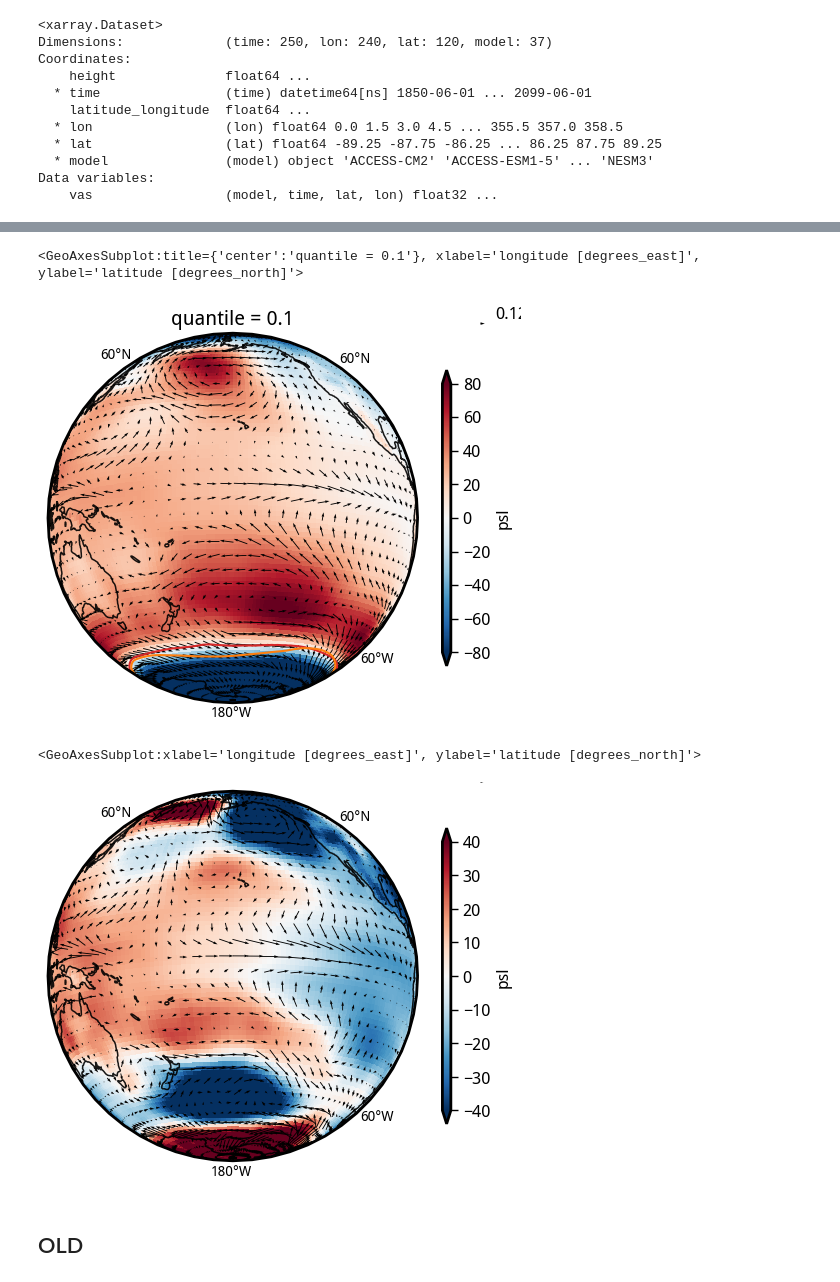
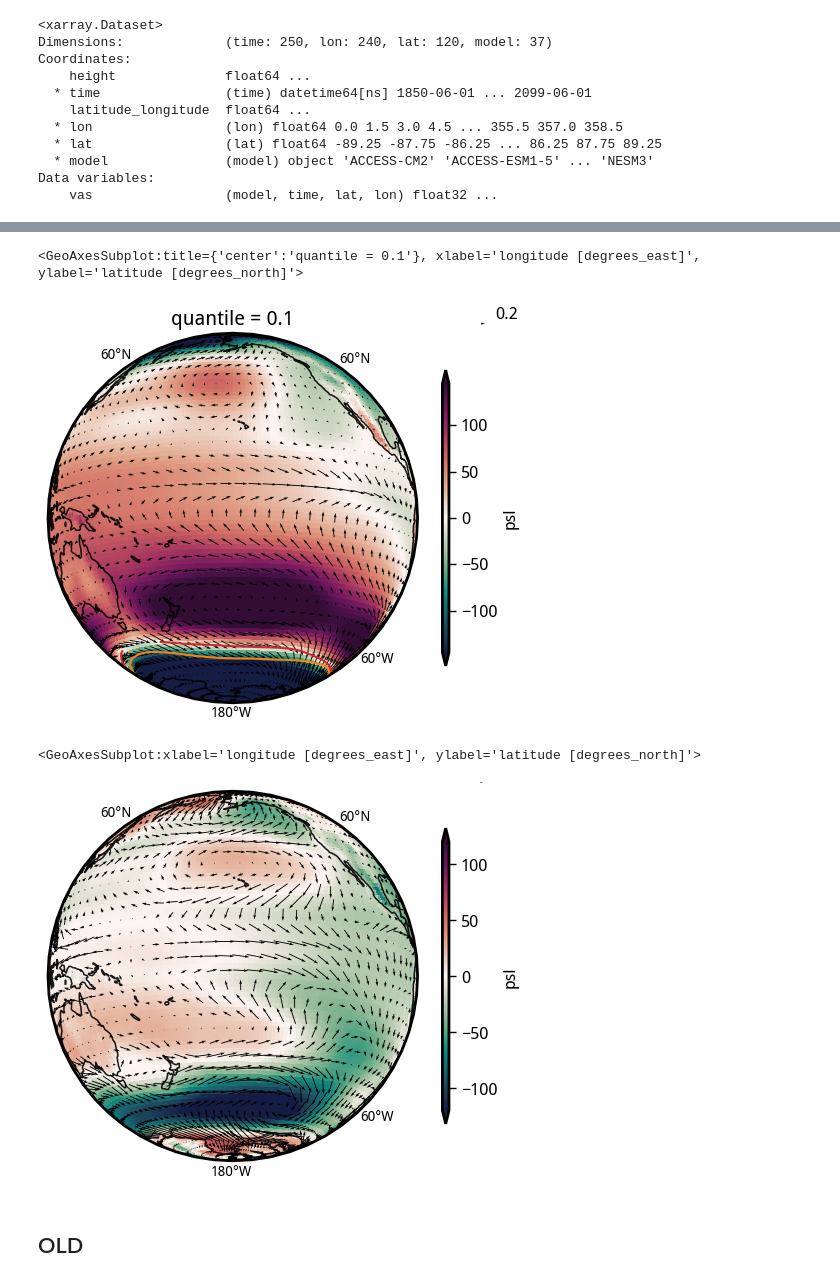
Before and after one commit to adisen99/net_zero_enso_pacific_changes, a Jupyter notebook: 01_cmip6_mean_state_ih_grad.ipynb, the cells around one changed output, grey strips where cells are left out. Drawn from its saved outputs; the diff is of its cells as text; code cells hidden in the pictures.

```diff
--- a/01_cmip6_mean_state_ih_grad.ipynb
+++ b/01_cmip6_mean_state_ih_grad.ipynb
@@ -878,14 +898,14 @@ vas5_anom = funcs.calc_anom(vas5.vas, vas5.vas.sel(time = slice('1960', '1990'))
 # %%
 # ax = plt.axes(projection=ccrs.Robinson(central_longitude=180))
 ax = plt.axes(projection=ccrs.Orthographic(central_longitude=200, central_latitude=-10))
-plt_test1 = psl5.psl.where(test1 > test1.quantile(0.90, 'model'), drop=True).sel(time = slice('2000', '2014')).mean(('time', 'model'))#.sel(lat = slice(-80, 80))
+plt_test1 = psl5.psl.where(hist_mean_state_changes > hist_mean_state_changes.quantile(0.90, 'model'), drop=True).sel(time = slice('2040', '2070')).mean(('time', 'model'))#.sel(lat = slice(-80, 80))
 # (plt_test1).plot(transform=ccrs.PlateCarree(), vmin=-140, vmax=140, cmap='RdBu_r', cbar_kwargs=dict(shrink=0.5))
 # (plt_test1 - plt_test1.weighted(weights).mean(('lat', 'lon'))).plot(transform=ccrs.PlateCarree(), vmin=-140, vmax=140, cmap='RdBu_r', cbar_kwargs=dict(shrink=0.8, aspect=35))
-(plt_test1 - plt_test1.weighted(weights).mean(('lat', 'lon'))).plot(transform=ccrs.PlateCarree(), vmin=-80, vmax=80, cmap='RdBu_r', cbar_kwargs=dict(shrink=0.8, aspect=35))
+(plt_test1 - plt_test1.weighted(weights).mean(('lat', 'lon'))).plot(transform=ccrs.PlateCarree(), vmin=-145, vmax=145, cmap=cmocean.cm.curl, cbar_kwargs=dict(shrink=0.8, aspect=45))
 (plt_test1 - plt_test1.weighted(weights).mean(('lat', 'lon'))).sel(lat = slice(-70, -50)).plot.contour(transform=ccrs.PlateCarree(), colors='tab:red', levels=[0],)
-plt_test1_wnd = xr.merge([uas5_anom.where(test1 > test1.quantile(0.90, 'model'), drop=True).sel(time = slice('2000', '2014')).mean(('time', 'model')), \
-                          vas5_anom.where(test1 > test1.quantile(0.90, 'model'), drop=True).sel(time = slice('2000', '2014')).mean(('time', 'model'))]).isel(lon = slice(0,-1,3), lat = slice(0,-1,3))
-plt_test1_wnd.plot.quiver(x="lon", y="lat", u="uas", v="vas", color='k', vmin=0, vmax=1, extend='both', scale=10, robust=True, transform=ccrs.PlateCarree())
+plt_test1_wnd = xr.merge([uas5_anom.where(hist_mean_state_changes > hist_mean_state_changes.quantile(0.90, 'model'), drop=True).sel(time = slice('2040', '2070')).mean(('time', 'model')), \
+                          vas5_anom.where(hist_mean_state_changes > hist_mean_state_changes.quantile(0.90, 'model'), drop=True).sel(time = slice('2040', '2070')).mean(('time', 'model'))]).isel(lon = slice(0,-1,3), lat = slice(0,-1,3))
+plt_test1_wnd.plot.quiver(x="lon", y="lat", u="uas", v="vas", color='k', vmin=0, vmax=1, extend='both', scale=20, robust=True, transform=ccrs.PlateCarree())
 plot_background(ax)
 # ax.add_feature(cfeature.LAND, color='k', zorder=1.0)
 # %% [output]
@@ -894,29 +914,29 @@ plot_background(ax)
 # %%
 ax = plt.axes(projection=ccrs.Orthographic(central_longitude=200, central_latitude=-10))
 # ax = plt.axes(projection=ccrs.Robinson(central_longitude=180))
-plt_test2 = psl5.psl.where(test1 < test1.quantile(0.10, 'model'), drop=True).sel(time = slice('2000', '2014')).mean(('time', 'model'))
+plt_test2 = psl5.psl.where(hist_mean_state_changes < hist_mean_state_changes.quantile(0.10, 'model'), drop=True).sel(time = slice('2040', '2070')).mean(('time', 'model'))
 # (plt_test2).plot(transform=ccrs.PlateCarree(), vmin=-140, vmax=140, cmap='BrBG_r', cbar_kwargs=dict(shrink=0.5))
-(plt_test2 - plt_test2.weighted(weights).mean(('lat', 'lon'))).plot(transform=ccrs.PlateCarree(), vmin=-80, vmax=80, cmap='RdBu_r', cbar_kwargs=dict(shrink=0.8, aspect=35))
+(plt_test2 - plt_test2.weighted(weights).mean(('lat', 'lon'))).plot(transform=ccrs.PlateCarree(), vmin=-145, vmax=145, cmap=cmocean.cm.curl, cbar_kwargs=dict(shrink=0.8, aspect=45))
 (plt_test2 - plt_test2.weighted(weights).mean(('lat', 'lon'))).sel(lat = slice(-70, -50)).plot.contour(transform=ccrs.PlateCarree(), colors='tab:red', levels=[0],)
 (plt_test1 - plt_test1.weighted(weights).mean(('lat', 'lon'))).sel(lat = slice(-70, -50)).plot.contour(transform=ccrs.PlateCarree(), colors='tab:orange', ls='--', levels=[0],)
-plt_test2_wnd = xr.merge([uas5_anom.where(test1 < test1.quantile(0.10, 'model'), drop=True).sel(time = slice('2000', '2014')).mean(('time', 'model')), \
-                          vas5_anom.where(test1 < test1.quantile(0.10, 'model'), drop=True).sel(time = slice('2000', '2014')).mean(('time', 'model'))]).isel(lon = slice(0,-1,3), lat = slice(0,-1,3))
-plt_test2_wnd.plot.quiver(x="lon", y="lat", u="uas", v="vas", color='k', vmin=0, vmax=1, extend='both', scale=10, robust=True, transform=ccrs.PlateCarree())
+plt_test2_wnd = xr.merge([uas5_anom.where(hist_mean_state_changes < hist_mean_state_changes.quantile(0.10, 'model'), drop=True).sel(time = slice('2040', '2070')).mean(('time', 'model')), \
+                          vas5_anom.where(hist_mean_state_changes < hist_mean_state_changes.quantile(0.10, 'model'), drop=True).sel(time = slice('2040', '2070')).mean(('time', 'model'))]).isel(lon = slice(0,-1,3), lat = slice(0,-1,3))
+plt_test2_wnd.plot.quiver(x="lon", y="lat", u="uas", v="vas", color='k', vmin=0, vmax=1, extend='both', scale=20, robust=True, transform=ccrs.PlateCarree())
 plot_background(ax)
 # ax.add_feature(cfeature.LAND, color='k', zorder=1.0)
 # %% [output]
 <GeoAxesSubplot:title={'center':'quantile = 0.1'}, xlabel='longitude [degrees_east]', ylabel='latitude [degrees_north]'>
-[figure, old version]
+[figure, new version]
 # %%
 # ax = plt.axes(projection=ccrs.Robinson(central_longitude=180))
 ax = plt.axes(projection=ccrs.Orthographic(central_longitude=200, central_latitude=-10))
-((plt_test2 - plt_test1) - (plt_test2 - plt_test1).mean(('lat', 'lon'))).plot(transform=ccrs.PlateCarree(), vmin=-40, vmax=40, cmap='RdBu_r', cbar_kwargs=dict(shrink=0.8, aspect=35))
-(plt_test2_wnd - plt_test1_wnd).plot.quiver(x="lon", y="lat", u="uas", v="vas", color='k', vmin=0, vmax=0.4, extend='both', scale=10, robust=True, transform=ccrs.PlateCarree())
+((plt_test2 - plt_test1) - (plt_test2 - plt_test1).mean(('lat', 'lon'))).plot(transform=ccrs.PlateCarree(), vmin=-120, vmax=120, cmap=cmocean.cm.curl, cbar_kwargs=dict(shrink=0.8, aspect=45))
+(plt_test2_wnd - plt_test1_wnd).plot.quiver(x="lon", y="lat", u="uas", v="vas", color='k', vmin=0, vmax=0.4, extend='both', scale=12, robust=True, transform=ccrs.PlateCarree())
 plot_background(ax)
 # ax.add_feature(cfeature.LAND, color='k', zorder=1.0)
 # %% [output]
 <GeoAxesSubplot:xlabel='longitude [degrees_east]', ylabel='latitude [degrees_north]'>
-[figure, old version]
+[figure, new version]
 # %% [markdown]
 ## OLD
 # %%
```
Also changed, not shown: parts of 9 cells of this notebook, 2 other files.
